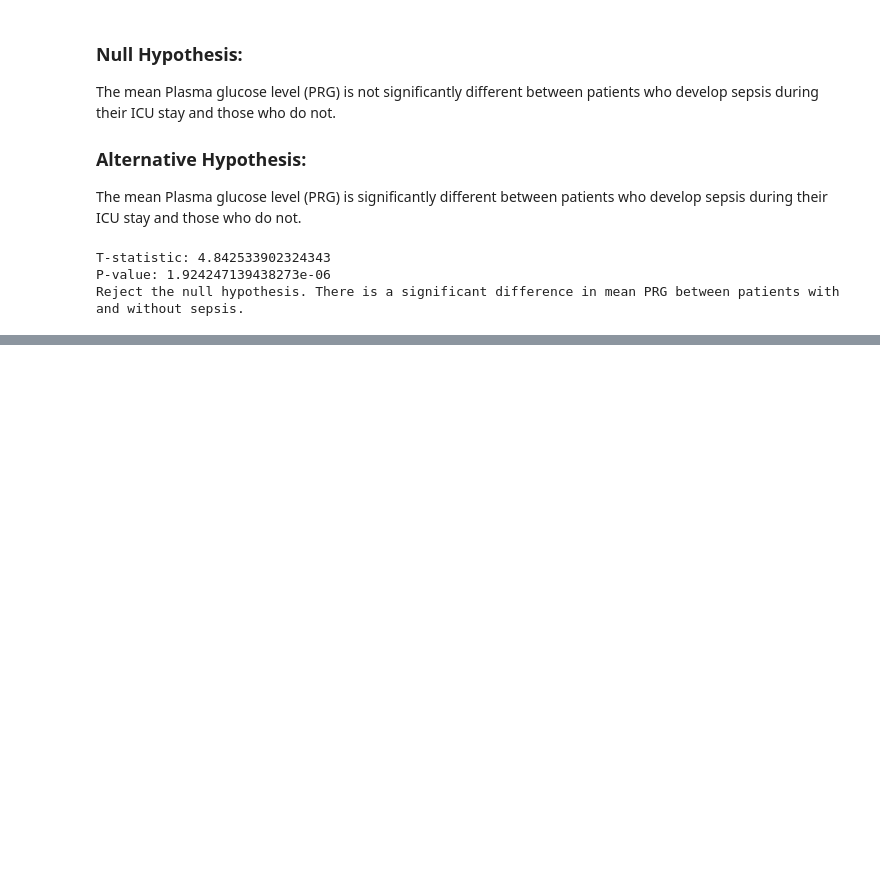
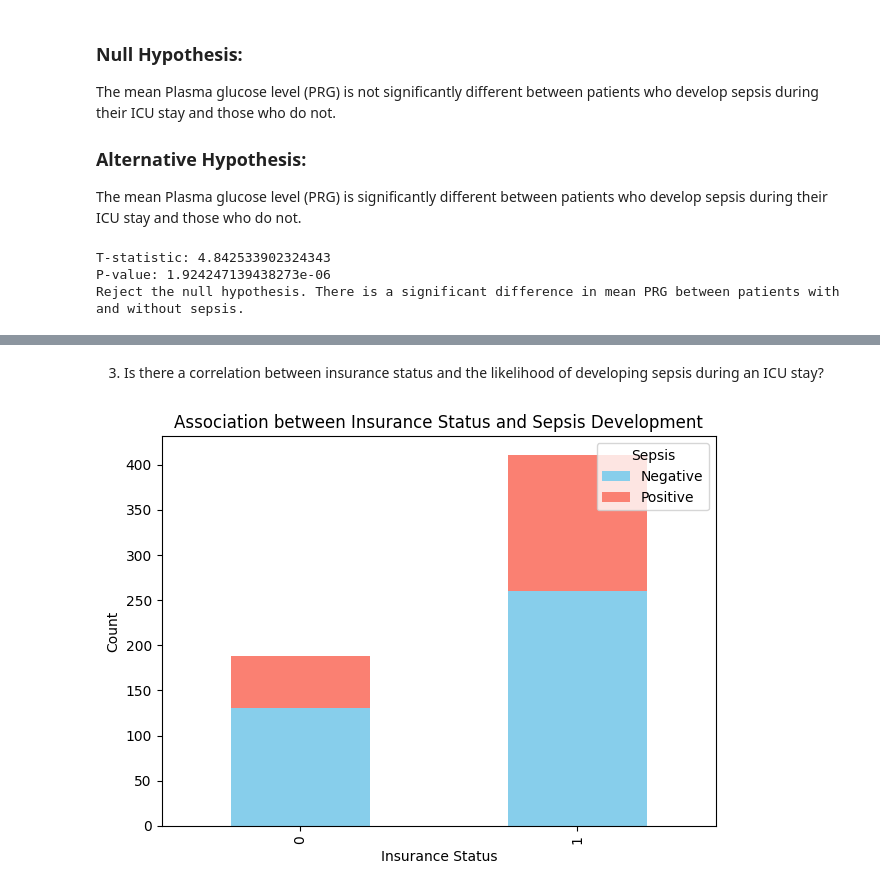
Before and after one commit to Samidirbsa/Career_Accelerator_P5-ML_API, a Jupyter notebook: Notebook.ipynb, the cells around one changed output, grey strips where cells are left out. Drawn from its saved outputs; the diff is of its cells as text; code cells hidden in the pictures; blank space fills up the shorter version.

```diff
--- a/Notebook.ipynb
+++ b/Notebook.ipynb
@@ -545,0 +639,20 @@ Reject the null hypothesis. There is a significant difference in mean PRG betwee
+# %% [markdown]
+3. Is there a correlation between insurance status and the likelihood of developing sepsis during an ICU stay?
+# %%
+# Create a contingency table
+contingency_table = pd.crosstab(df_Paitients_Files_Train['Insurance'], df_Paitients_Files_Train['Sepssis'])
+
+# Plot stacked bar chart
+contingency_table.plot(kind='bar', stacked=True, color=['skyblue', 'salmon'])
+
+# Add labels and title
+plt.title('Association between Insurance Status and Sepsis Development')
+plt.xlabel('Insurance Status')
+plt.ylabel('Count')
+
+# Show plot
+plt.legend(title='Sepsis', loc='upper right')
+plt.tight_layout()
+plt.show()
+# %% [output]
+[figure, added]
```
Also changed, not shown: parts of 11 cells of this notebook.
